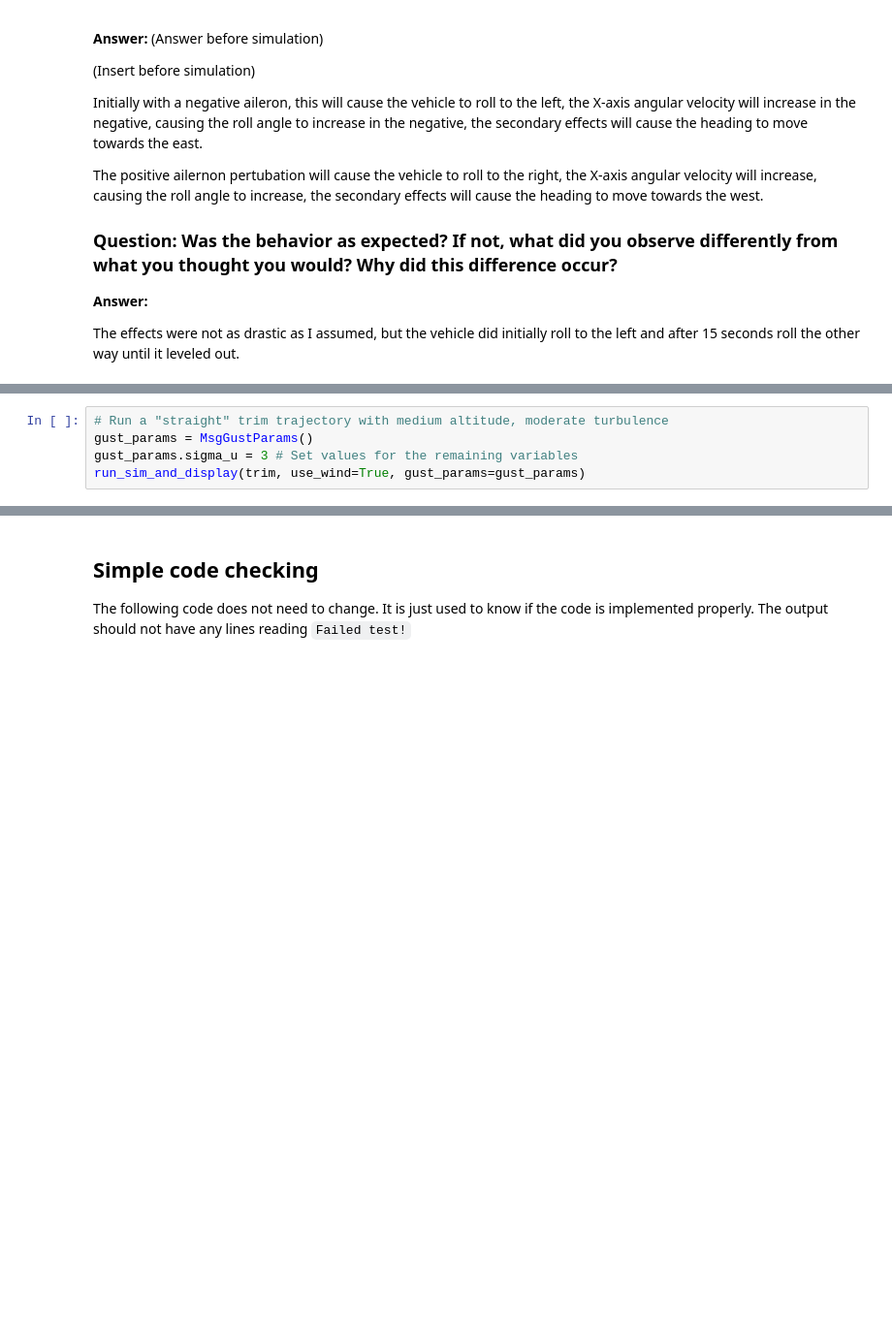
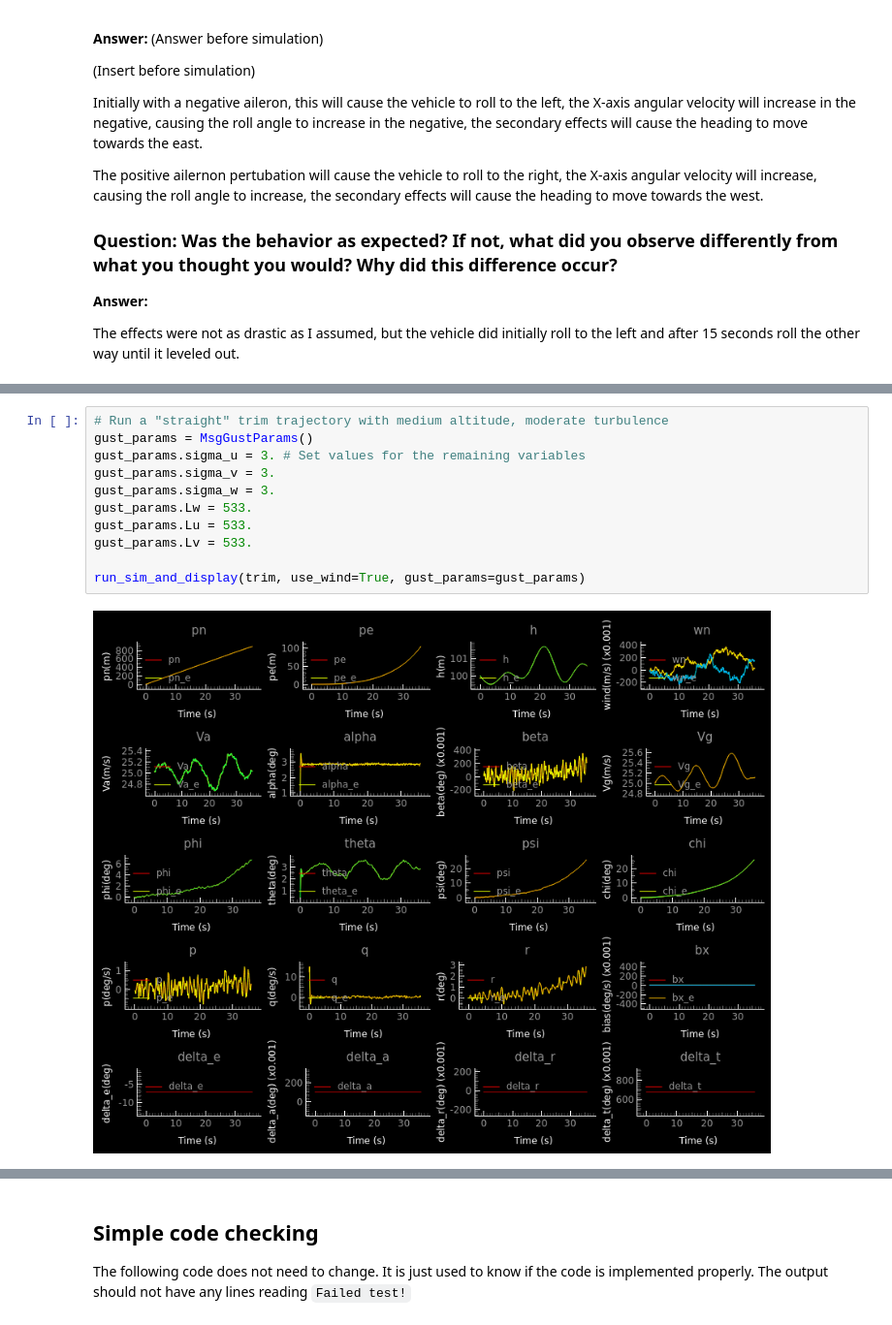
Before and after one commit to Isaacwilliam4/mavsim_python, a Jupyter notebook: usu_assignments/ch04_forces_moments.ipynb, the cells around one changed output, grey strips where cells are left out. Shown at 97% size. Cells and saved outputs as stored; diff of their text form; blank space fills up the shorter version.

```diff
--- a/usu_assignments/ch04_forces_moments.ipynb
+++ b/usu_assignments/ch04_forces_moments.ipynb
@@ -262,5 +288,13 @@ Run the simulation and verify the expected behavior.
 # %%
 # Run a "straight" trim trajectory with medium altitude, moderate turbulence
 gust_params = MsgGustParams()
-gust_params.sigma_u = 3 # Set values for the remaining variables
+gust_params.sigma_u = 3. # Set values for the remaining variables
+gust_params.sigma_v = 3.
+gust_params.sigma_w = 3.
+gust_params.Lw = 533.
+gust_params.Lu = 533.
+gust_params.Lv = 533.
+
 run_sim_and_display(trim, use_wind=True, gust_params=gust_params)
+# %% [output]
+[figure, added]
```
Also changed, not shown: parts of 14 cells of this notebook, 3 other files.
